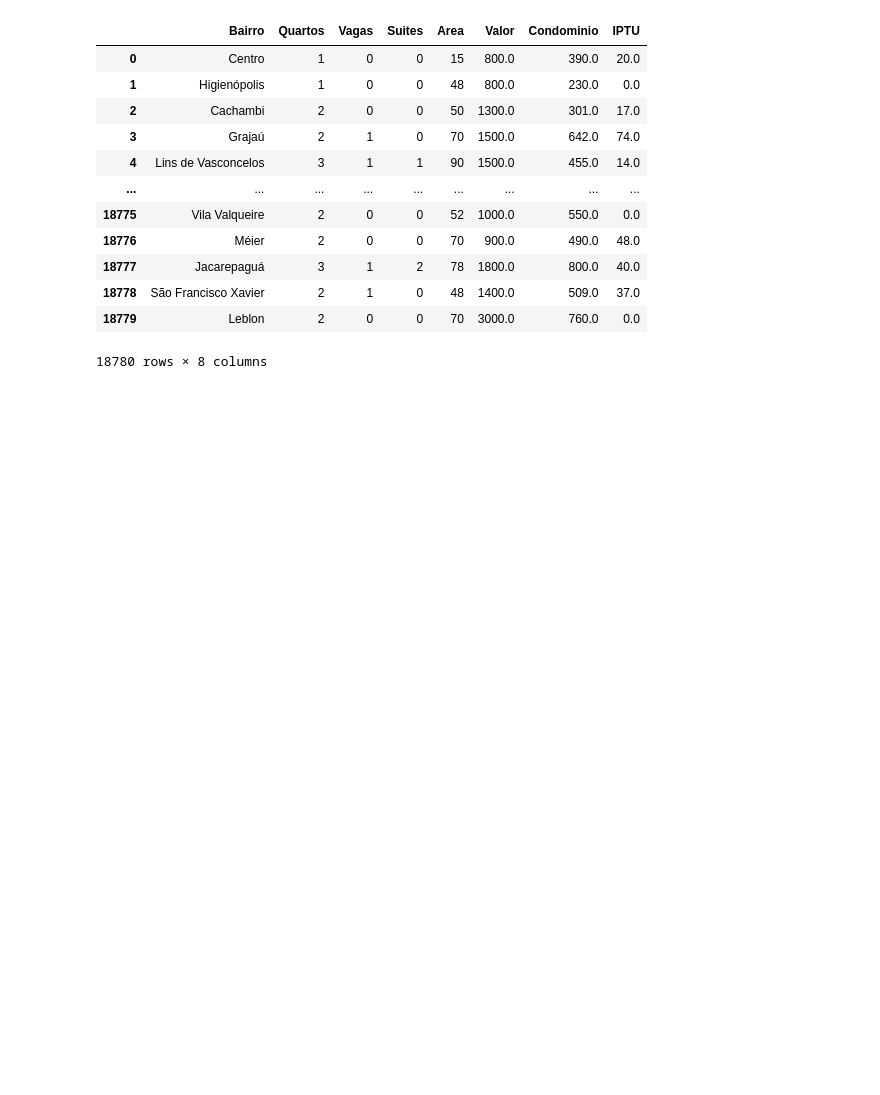
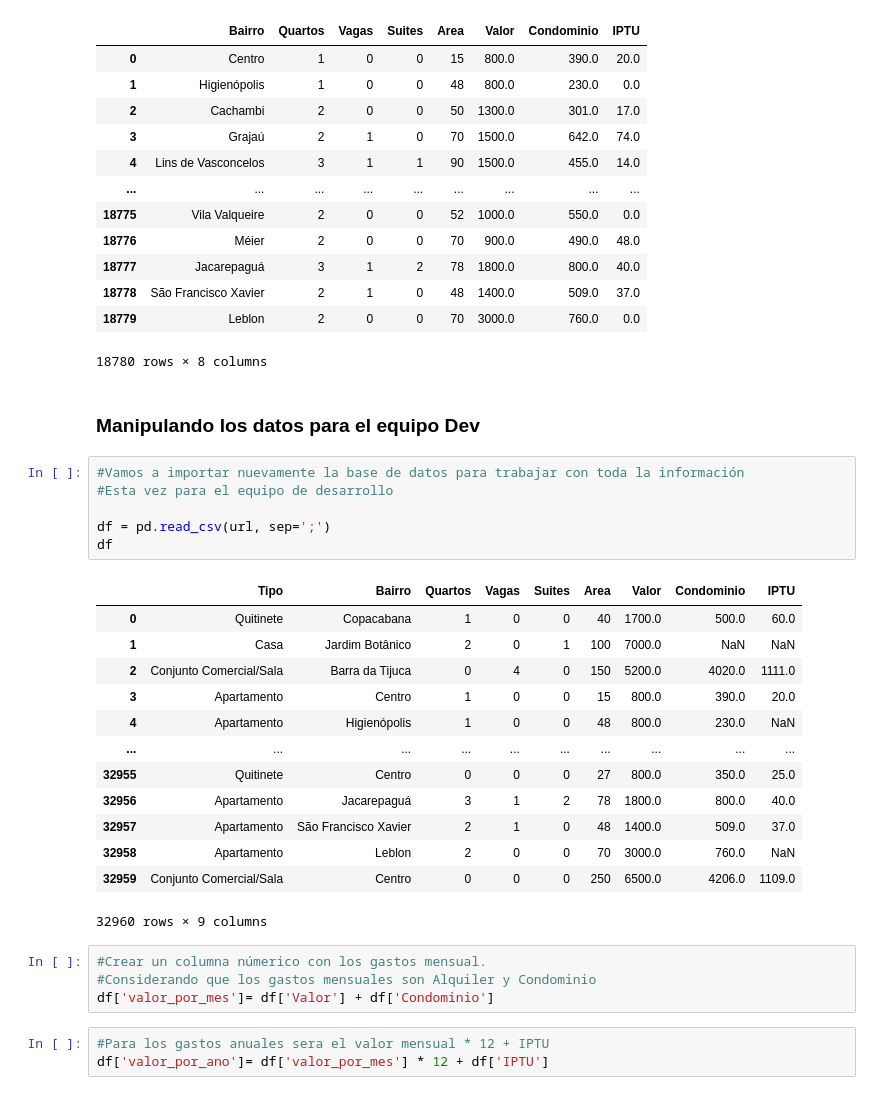
Before and after one commit to ygor-github/curso_conociendo_pandas, a Jupyter notebook: conociendo_pandas.ipynb, the cells around one changed output. Drawn from its saved outputs; the diff is of its cells as text; blank space fills up the shorter version.

```diff
--- a/conociendo_pandas.ipynb
+++ b/conociendo_pandas.ipynb
@@ -737,3 +737,32 @@ pd.read_csv('apartamentos.csv', sep=';')
 | 18778 | São Francisco Xavier | 2 | 1 | 0 | 48 | 1400.0 | 509.0 | 37.0 |
 | 18779 | Leblon | 2 | 0 | 0 | 70 | 3000.0 | 760.0 | 0.0 |
 18780 rows × 8 columns
+# %% [markdown]
+### Manipulando los datos para el equipo Dev
+# %%
+#Vamos a importar nuevamente la base de datos para trabajar con toda la información
+#Esta vez para el equipo de desarrollo
+
+df = pd.read_csv(url, sep=';')
+df
+# %% [output]
+|  | Tipo | Bairro | Quartos | Vagas | Suites | Area | Valor | Condominio | IPTU |
+| 0 | Quitinete | Copacabana | 1 | 0 | 0 | 40 | 1700.0 | 500.0 | 60.0 |
+| 1 | Casa | Jardim Botânico | 2 | 0 | 1 | 100 | 7000.0 | NaN | NaN |
+| 2 | Conjunto Comercial/Sala | Barra da Tijuca | 0 | 4 | 0 | 150 | 5200.0 | 4020.0 | 1111.0 |
+| 3 | Apartamento | Centro | 1 | 0 | 0 | 15 | 800.0 | 390.0 | 20.0 |
+| 4 | Apartamento | Higienópolis | 1 | 0 | 0 | 48 | 800.0 | 230.0 | NaN |
+| ... | ... | ... | ... | ... | ... | ... | ... | ... | ... |
+| 32955 | Quitinete | Centro | 0 | 0 | 0 | 27 | 800.0 | 350.0 | 25.0 |
+| 32956 | Apartamento | Jacarepaguá | 3 | 1 | 2 | 78 | 1800.0 | 800.0 | 40.0 |
+| 32957 | Apartamento | São Francisco Xavier | 2 | 1 | 0 | 48 | 1400.0 | 509.0 | 37.0 |
+| 32958 | Apartamento | Leblon | 2 | 0 | 0 | 70 | 3000.0 | 760.0 | NaN |
+| 32959 | Conjunto Comercial/Sala | Centro | 0 | 0 | 0 | 250 | 6500.0 | 4206.0 | 1109.0 |
+32960 rows × 9 columns
+# %%
+#Crear un columna númerico con los gastos mensual.
+#Considerando que los gastos mensuales son Alquiler y Condominio
+df['valor_por_mes']= df['Valor'] + df['Condominio']
+# %%
+#Para los gastos anuales sera el valor mensual * 12 + IPTU
+df['valor_por_ano']= df['valor_por_mes'] * 12 + df['IPTU']
```
Also changed, not shown: parts of 1 cell of this notebook.
